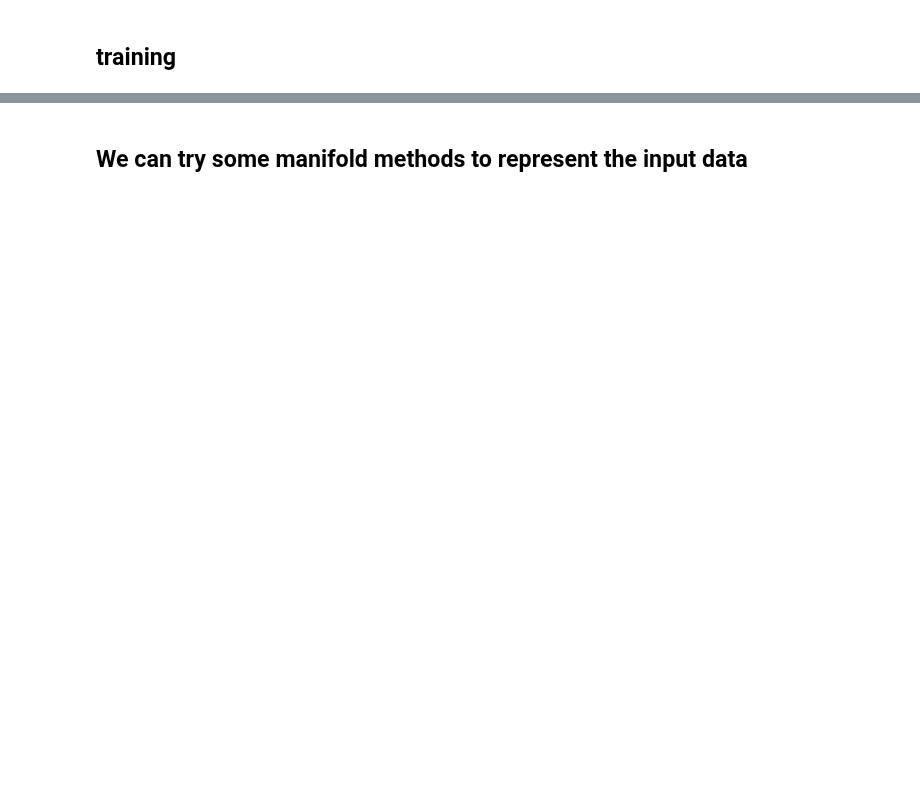
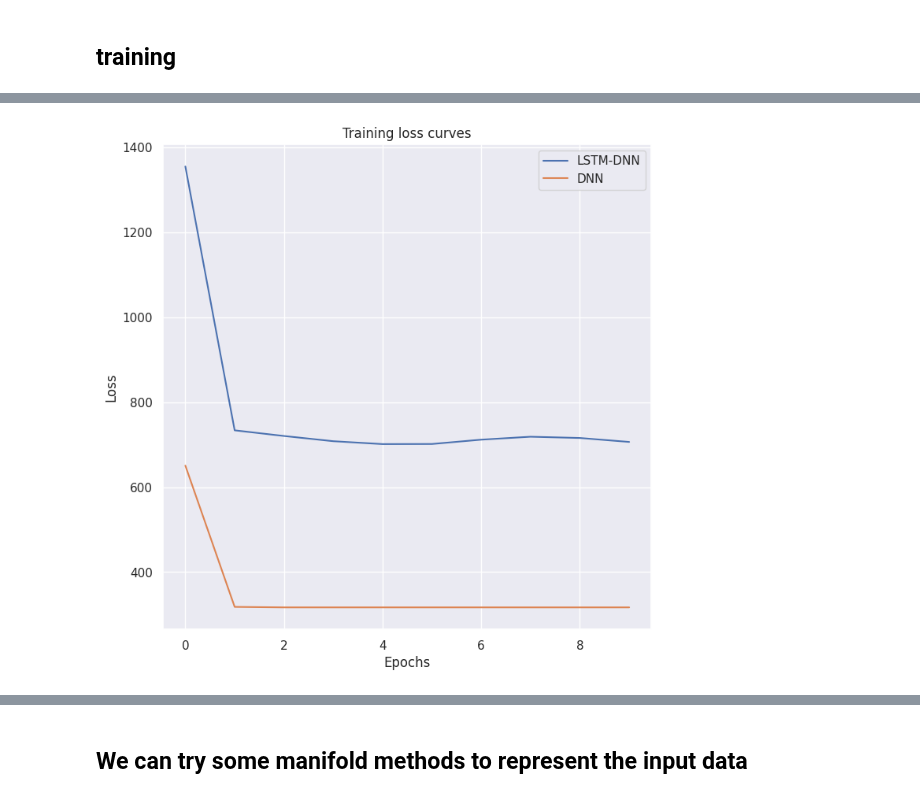
Before and after one commit to WaleedAlzamil80/EMG_Synergy_project, a Jupyter notebook: Synergy_EMG.ipynb, the cells around one changed output, grey strips where cells are left out. Drawn from its saved outputs; the diff is of its cells as text; code cells hidden in the pictures; blank space fills up the shorter version.

```diff
--- a/Synergy_EMG.ipynb
+++ b/Synergy_EMG.ipynb
@@ -278,0 +508,32 @@ plt.show()
+# %%
+lstm_app = []
+epoch_count = []
+
+# Train the model for 10 epochs
+for epoch in range(10):
+    train_loss = 0
+    for x_train, y_train in train_loader:
+
+        x_train, y_train = x_train.to('cuda'), y_train.to('cuda')
+
+        # Zero the gradients
+        optimizer.zero_grad()
+
+        # Forward pass
+        y_pred = model(x_train)
+
+        # Compute the loss
+        loss = criterion(y_pred, y_train.to(y_pred.device))
+        train_loss += loss
+
+        # Backward pass
+        loss.backward()
+
+        # Update the weights
+        optimizer.step()
+    train_loss /= len(train_loader)
+
+    # Print the loss
+    print(f'Epoch: {epoch+1}, Loss: {train_loss:.4f}')
+    lstm_app.append(train_loss)
+    epoch_count.append(epoch)
@@ -278,0 +593,14 @@ plt.show()
+# %%
+lstm_app = [s.cpu().detach().numpy() for s in lstm_app]
+# %%
+# Plot the loss curves
+plt.figure(figsize = (8, 8))
+plt.plot(epoch_count, lstm_app, label = "LSTM-DNN")
+plt.plot(epoch_count, DNN_app, label = "DNN")
+plt.title("Training loss curves")
+plt.xlabel("Epochs")
+plt.ylabel("Loss")
+plt.legend()
+plt.show()
+# %% [output]
+[figure, added]
```
Also changed, not shown: parts of 31 cells of this notebook, 1 other file.
